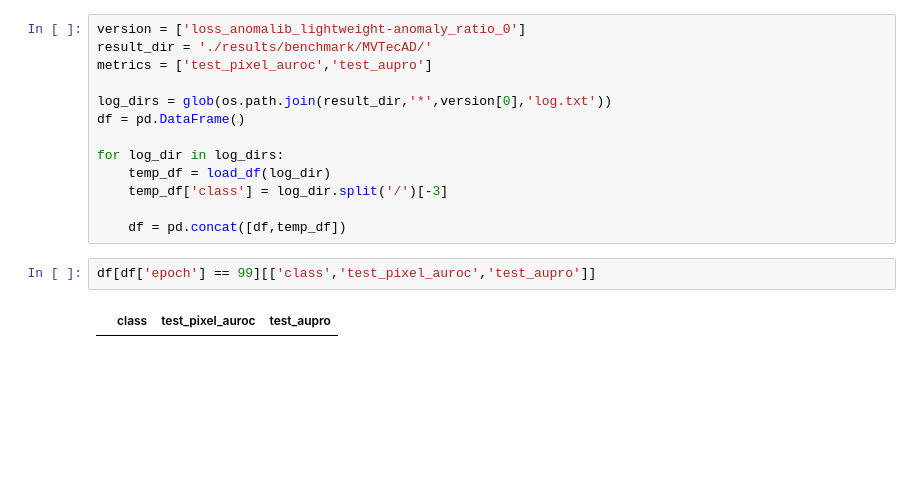
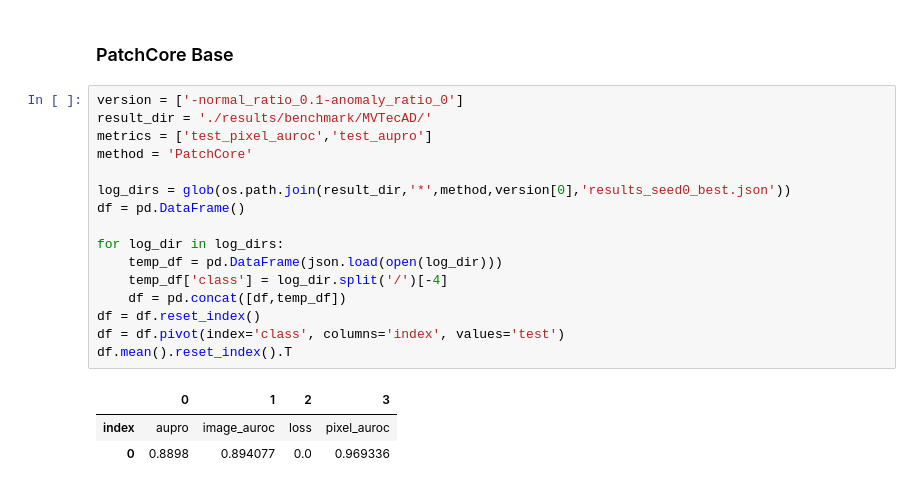
Before and after one commit to crimama/Noisy-Anomaly-Detection-for-Noise-less-train-data-, a Jupyter notebook: working_Evaluation.ipynb, the cells around one changed output. Saved outputs shown, nothing was run; the diff lists cells and outputs as text; blank space fills up the shorter version.

```diff
--- a/working_Evaluation.ipynb
+++ b/working_Evaluation.ipynb
@@ -63,17 +55,22 @@ plot_log(df,class_name, metrics)
+# %% [markdown]
+### PatchCore Base
 # %%
-version = ['loss_anomalib_lightweight-anomaly_ratio_0']
+version = ['-normal_ratio_0.1-anomaly_ratio_0']
 result_dir = './results/benchmark/MVTecAD/'
 metrics = ['test_pixel_auroc','test_aupro']
+method = 'PatchCore'
 
-log_dirs = glob(os.path.join(result_dir,'*',version[0],'log.txt'))
+log_dirs = glob(os.path.join(result_dir,'*',method,version[0],'results_seed0_best.json'))
 df = pd.DataFrame()
 
 for log_dir in log_dirs:
-    temp_df = load_df(log_dir)
-    temp_df['class'] = log_dir.split('/')[-3]
-
+    temp_df = pd.DataFrame(json.load(open(log_dir)))
+    temp_df['class'] = log_dir.split('/')[-4]
     df = pd.concat([df,temp_df])
+df = df.reset_index()
+df = df.pivot(index='class', columns='index', values='test')
+df.mean().reset_index().T
+# %% [output]
+|  | 0 | 1 | 2 | 3 |
+| index | aupro | image_auroc | loss | pixel_auroc |
+| 0 | 0.8898 | 0.894077 | 0.0 | 0.969336 |
-# %%
-df[df['epoch'] == 99][['class','test_pixel_auroc','test_aupro']]
-# %% [output]
-|  | class | test_pixel_auroc | test_aupro |
```
Also changed, not shown: parts of 9 cells of this notebook.
